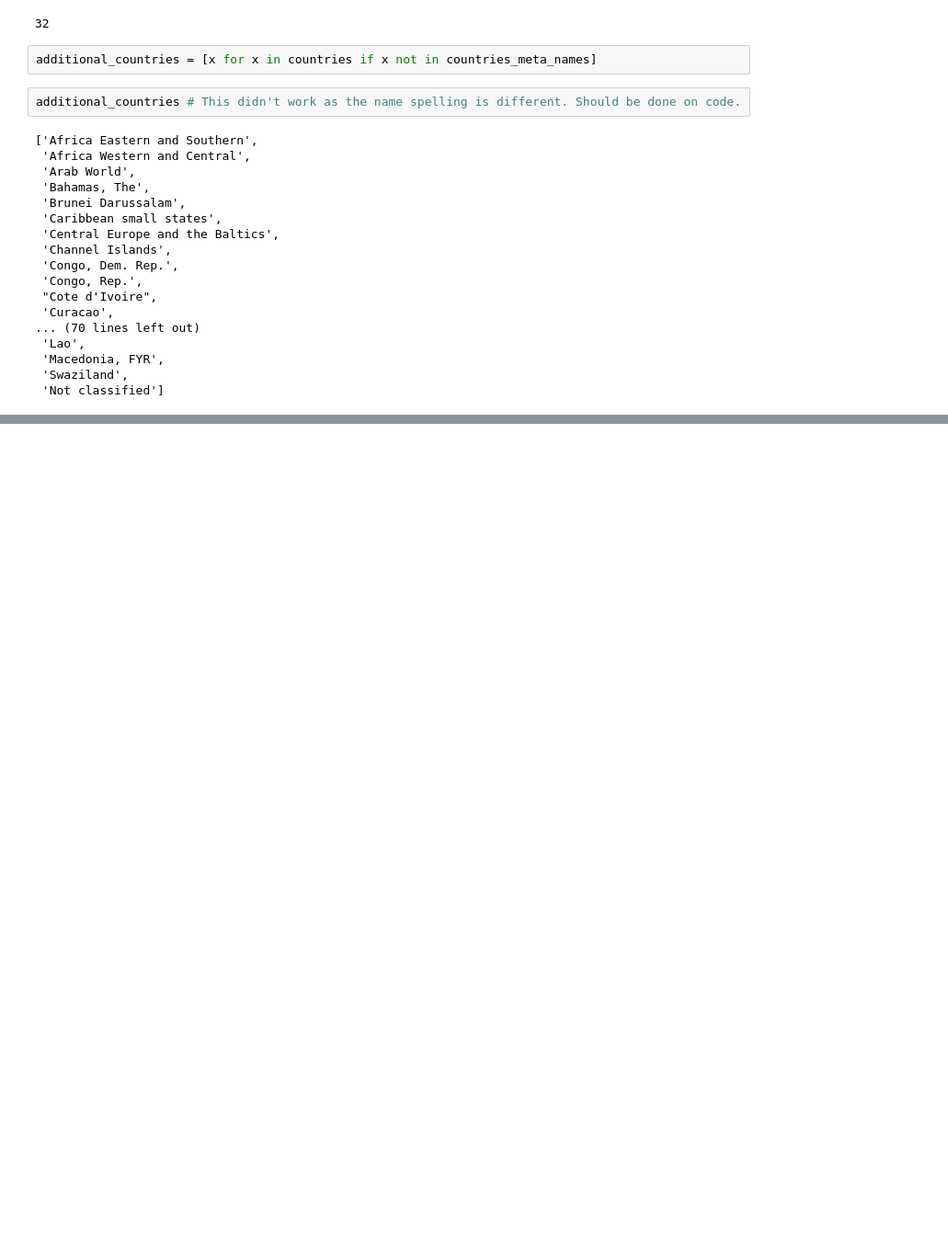
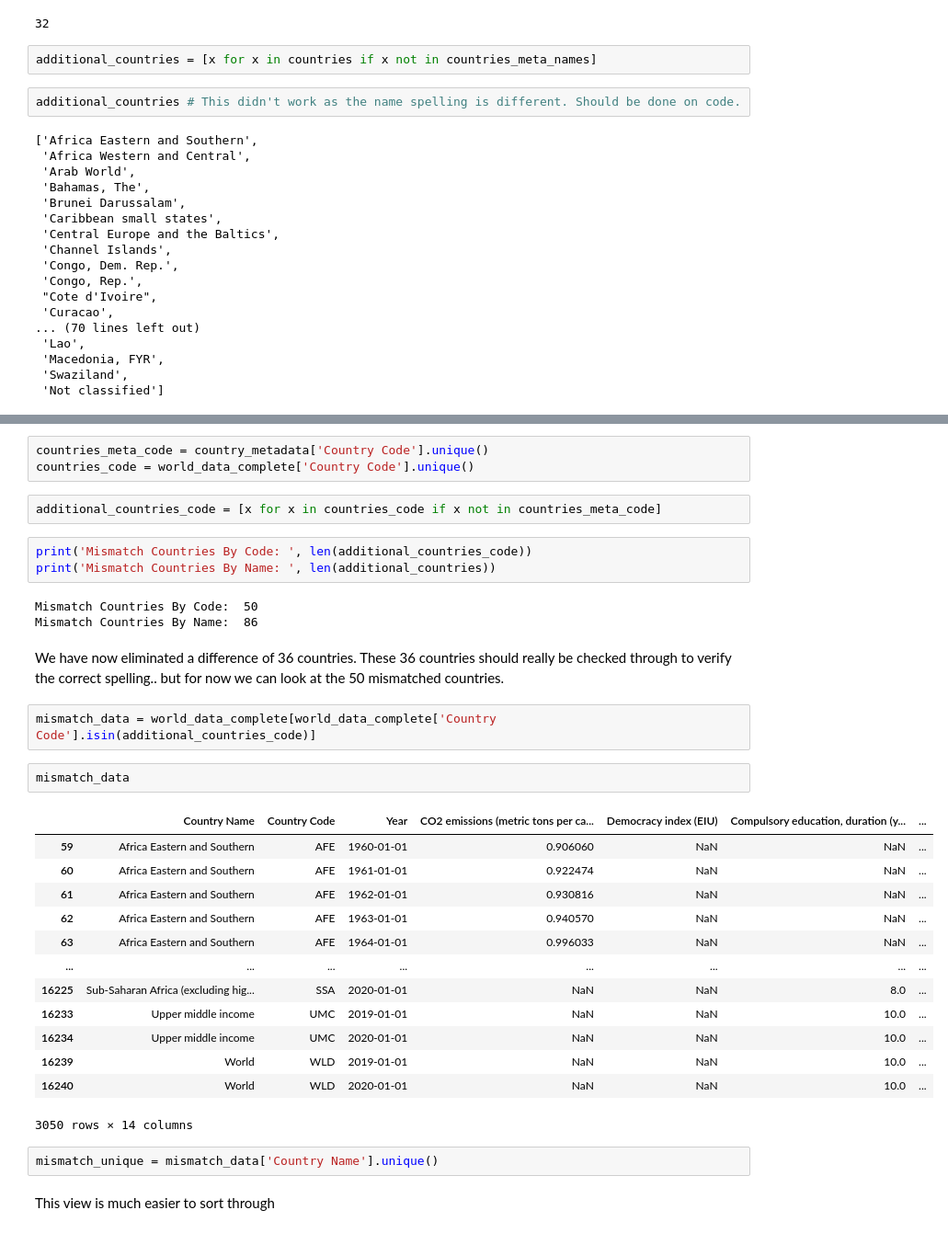
Before and after one commit to aliceinnorway/data_clean, a Jupyter notebook: join_all.ipynb, the cells around one changed output, grey strips where cells are left out. Shown at 92% size. Drawn from its saved outputs; the diff is of its cells as text; blank space fills up the shorter version.

```diff
--- a/join_all.ipynb
+++ b/join_all.ipynb
@@ -376,0 +381,35 @@ additional_countries # This didn't work as the name spelling is different. Shoul
+# %%
+countries_meta_code = country_metadata['Country Code'].unique()
+countries_code = world_data_complete['Country Code'].unique()
+# %%
+additional_countries_code = [x for x in countries_code if x not in countries_meta_code]
+# %%
+print('Mismatch Countries By Code: ', len(additional_countries_code))
+print('Mismatch Countries By Name: ', len(additional_countries))
+# %% [output]
+Mismatch Countries By Code:  50
+Mismatch Countries By Name:  86
+# %% [markdown]
+We have now eliminated a difference of 36 countries. These 36 countries should really be checked through to verify the correct spelling.. but for now we can look at the 50 mismatched countries.
+# %%
+mismatch_data = world_data_complete[world_data_complete['Country Code'].isin(additional_countries_code)]
+# %%
+mismatch_data
+# %% [output]
+|  | Country Name | Country Code | Year | CO2 emissions (metric tons per ca... | Democracy index (EIU) | Compulsory education, duration (y... | ... |
+| 59 | Africa Eastern and Southern | AFE | 1960-01-01 | 0.906060 | NaN | NaN | ... |
+| 60 | Africa Eastern and Southern | AFE | 1961-01-01 | 0.922474 | NaN | NaN | ... |
+| 61 | Africa Eastern and Southern | AFE | 1962-01-01 | 0.930816 | NaN | NaN | ... |
+| 62 | Africa Eastern and Southern | AFE | 1963-01-01 | 0.940570 | NaN | NaN | ... |
+| 63 | Africa Eastern and Southern | AFE | 1964-01-01 | 0.996033 | NaN | NaN | ... |
+| ... | ... | ... | ... | ... | ... | ... | ... |
+| 16225 | Sub-Saharan Africa (excluding hig... | SSA | 2020-01-01 | NaN | NaN | 8.0 | ... |
+| 16233 | Upper middle income | UMC | 2019-01-01 | NaN | NaN | 10.0 | ... |
+| 16234 | Upper middle income | UMC | 2020-01-01 | NaN | NaN | 10.0 | ... |
+| 16239 | World | WLD | 2019-01-01 | NaN | NaN | 10.0 | ... |
+| 16240 | World | WLD | 2020-01-01 | NaN | NaN | 10.0 | ... |
+3050 rows × 14 columns
+# %%
+mismatch_unique = mismatch_data['Country Name'].unique()
+# %% [markdown]
+This view is much easier to sort through
```
Also changed, not shown: parts of 14 cells of this notebook, 3 other files.
